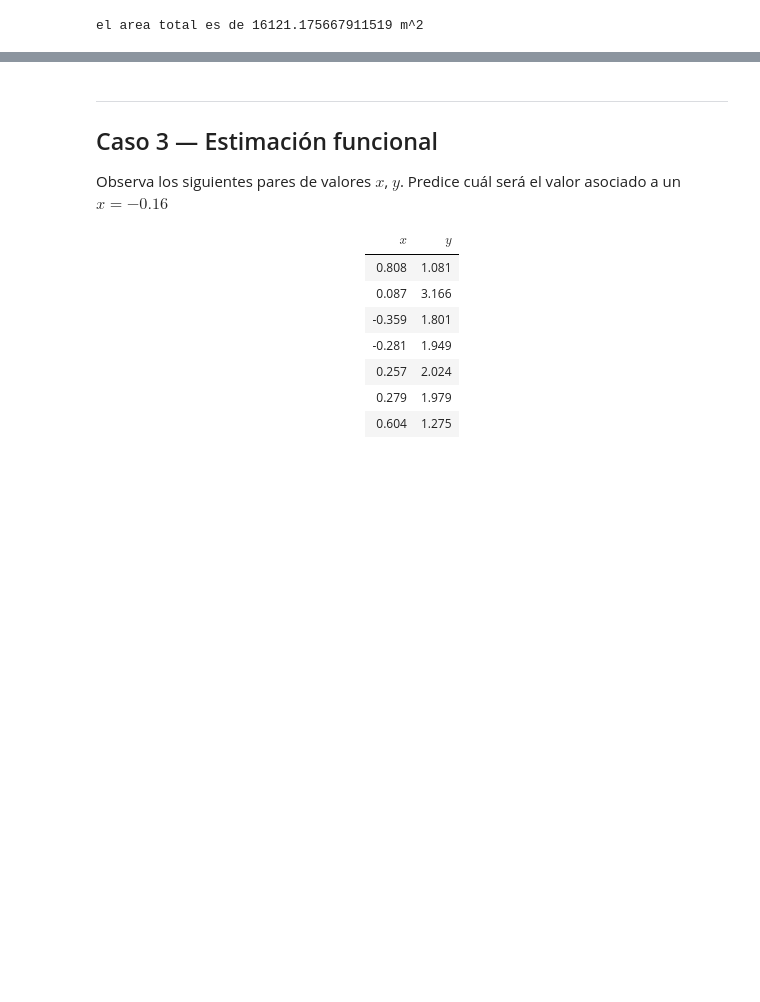
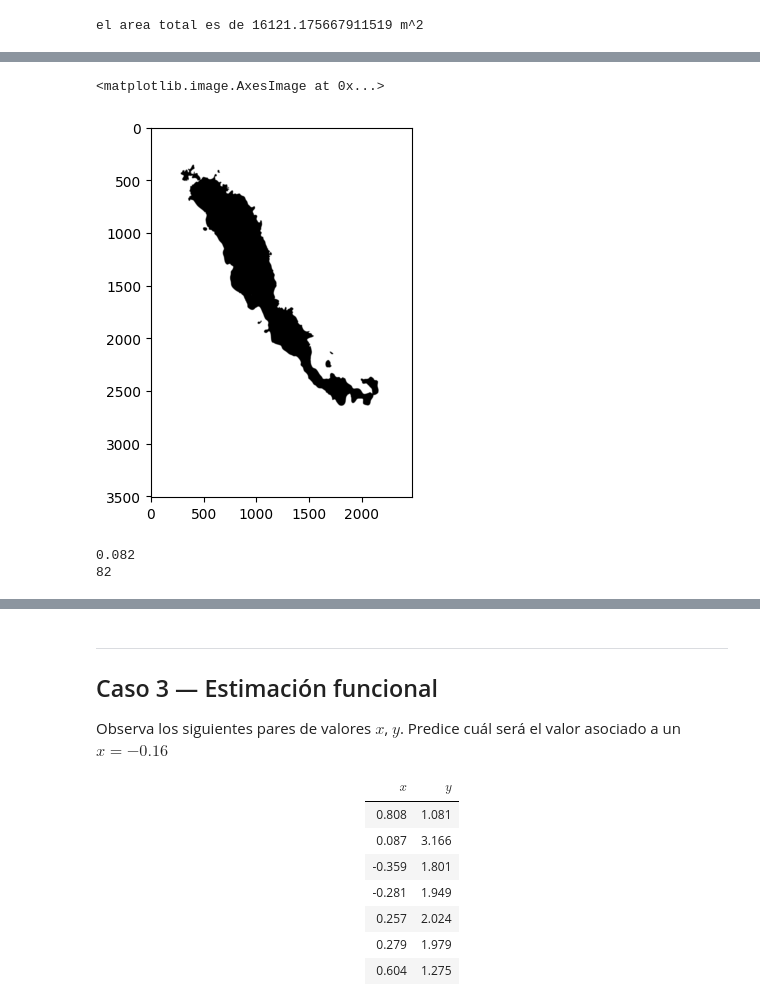
Before and after one commit to Chepados/ALN_practica_2, a Jupyter notebook: Práctica 2 — Campeonato de predicción.ipynb, the cells around one changed output, grey strips where cells are left out. Drawn from its saved outputs; the diff is of its cells as text; code cells hidden in the pictures; blank space fills up the shorter version.

```diff
--- a/Práctica 2 — Campeonato de predicción.ipynb
+++ b/Práctica 2 — Campeonato de predicción.ipynb
@@ -772,0 +802,14 @@ el area total es de 16121.175667911519 m^2
+# %%
+#importamos la image preprocesada y comprobamos que las dimensiones sean las adecuadas
+
+from random import random
+import matplotlib.pyplot as plt
+from PIL import Image
+
+img = Image.open("imagen_A4.png").convert("L")
+height, width = img.size
+# %%
+plt.imshow(img, interpolation='bilinear', cmap='gray')
+# %% [output]
+<matplotlib.image.AxesImage at 0x...>
+[figure, added]
@@ -772,0 +824,28 @@ el area total es de 16121.175667911519 m^2
+# %%
+puntos_agua = []
+puntos_tierra = []
+
+#El umbral marca en que punto empezamos a considerar un punto agua, no lo ponemos a 255 puesto que esto puede dar lugar a error.
+umbral = 50
+
+pixeles_agua = 0
+
+for i in range(n_puntos):
+    punto = get_random_point()
+    pixel = img.getpixel(punto)
+
+    #caso agua
+    if pixel < umbral:
+        pixeles_agua += 1
+        puntos_agua.append(punto)
+    #caso tierra
+    else:
+        puntos_tierra.append(punto)
+
+
+proporcion_agua = pixeles_agua / n_puntos
+print(proporcion_agua)
+print(pixeles_agua)
+# %% [output]
+0.082
+82
```
Also changed, not shown: parts of 16 cells of this notebook, 1 other file.
